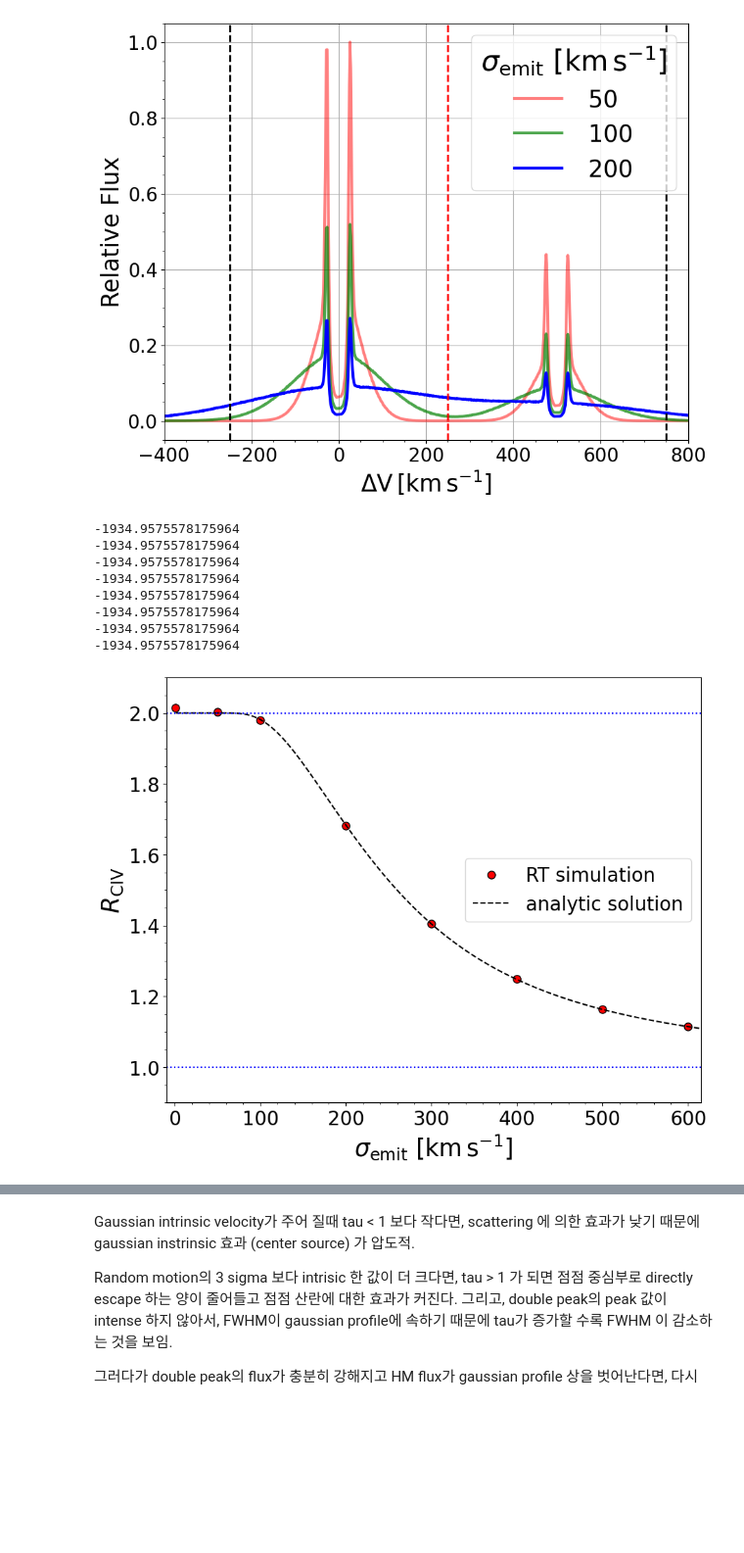
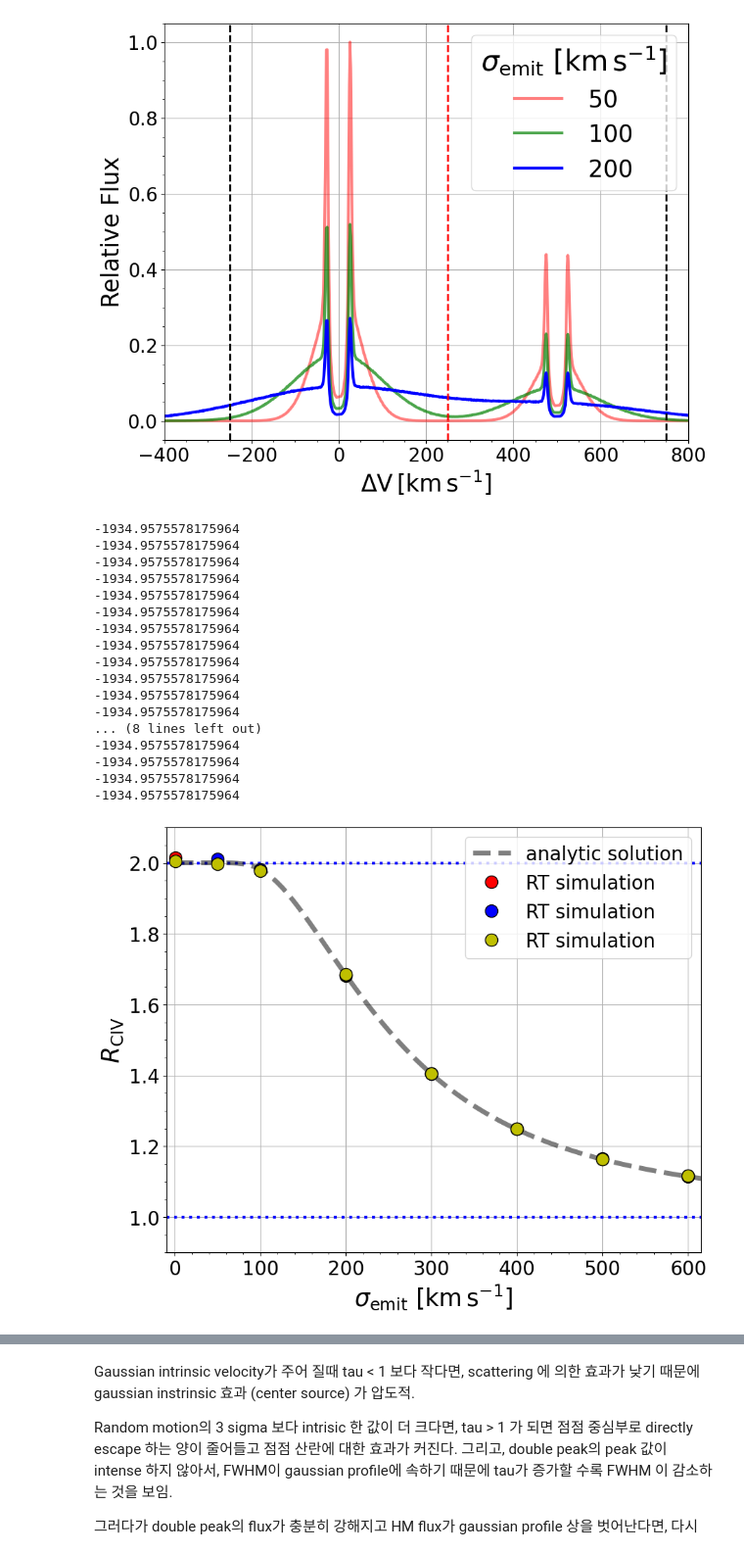
Before and after one commit to jin981016/CIV_RT_Fitting, a Jupyter notebook: 5_T_spectrum_various_emit_ran.ipynb, the cells around one changed output, grey strips where cells are left out. Shown: that part at 98% size. Cells and saved outputs as stored; diff of their text form; code cells hidden in the pictures; blank space fills up the shorter version.

```diff
--- a/5_T_spectrum_various_emit_ran.ipynb
+++ b/5_T_spectrum_various_emit_ran.ipynb
@@ -933,40 +933,104 @@ def doublet_ratio(vemit):
 analy_emit = np.linspace(1,650,100)
 
 def analy_doublet_ratio(vemit):
     aa = 250/np.sqrt(2)/vemit
     bb = 750/np.sqrt(2)/vemit
     kk = 3*special.erf(aa) +special.erf(bb)
     hh = 2*special.erf(bb)
     ratio = kk/ hh
     return ratio
 
 tt =  doublet_ratio(emit)
 yy = analy_doublet_ratio(analy_emit)
 # tt
-plt.plot(emit, tt,'o',mec='k',mfc='r',ms=8,label='RT simulation')
-plt.plot(analy_emit,yy,'k--',label='analytic solution')
+plt.axhline(y=2, xmin=0,xmax=1,linestyle=':',color='b',lw=3)
+plt.axhline(y=1, xmin=0,xmax=1,linestyle=':',color='b',lw=3)
+plt.plot(analy_emit,yy,'k--',lw=5,alpha=0.5,label='analytic solution')
+plt.plot(emit, tt,'o',mec='k',mfc='r',ms=13,label='RT simulation')
+
+
+atom_n , index , expand = 50,13,0
+
+expand = 0
+emit = np.arange(100,700,100)
+emit = np.append([1,50],emit)
+
+def doublet_ratio(vemit):
+    ratio = np.zeros(len(vemit))
+    for ii, ee in enumerate(vemit):
+        xx_k= np.where((globals()[f'tot_vx_K_{atom_n}_{index}_{expand}_{vel_k}_{ee}'] >= -250) & (globals()[f'tot_vx_K_{atom_n}_{index}_{expand}_{vel_k}_{ee}'] <= 250))
+        yy_k = globals()[f'tot_vy_K_{atom_n}_{index}_{expand}_{vel_k}_{ee}'][xx_k]
+
+        xx_h= np.where((globals()[f'tot_vx_H_{atom_n}_{index}_{expand}_{vel_k}_{ee}'] >= 250) & (globals()[f'tot_vx_H_{atom_n}_{index}_{expand}_{vel_k}_{ee}'] <= 750))
+        yy_h = globals()[f'tot_vy_H_{atom_n}_{index}_{expand}_{vel_k}_{ee}'][xx_h]
+        print((globals()[f'tot_vx_K_{atom_n}_{index}_{expand}_{vel_k}_{ee}']).min())
+
+        ratio[ii] = np.sum(yy_k,0) / np.sum(yy_h,0)
+
+    return ratio
+
+
+tt =  doublet_ratio(emit)
+
+plt.plot(emit, tt,'o',mec='k',mfc='b',ms=13,label='RT simulation')
+
+
+
+atom_n , index , expand = 50,16,0
+
+expand = 0
+emit = np.arange(100,700,100)
+emit = np.append([1,50],emit)
+
+def doublet_ratio(vemit):
+    ratio = np.zeros(len(vemit))
+    for ii, ee in enumerate(vemit):
+        xx_k= np.where((globals()[f'tot_vx_K_{atom_n}_{index}_{expand}_{vel_k}_{ee}'] >= -250) & (globals()[f'tot_vx_K_{atom_n}_{index}_{expand}_{vel_k}_{ee}'] <= 250))
+        yy_k = globals()[f'tot_vy_K_{atom_n}_{index}_{expand}_{vel_k}_{ee}'][xx_k]
+
+        xx_h= np.where((globals()[f'tot_vx_H_{atom_n}_{index}_{expand}_{vel_k}_{ee}'] >= 250) & (globals()[f'tot_vx_H_{atom_n}_{index}_{expand}_{vel_k}_{ee}'] <= 750))
+        yy_h = globals()[f'tot_vy_H_{atom_n}_{index}_{expand}_{vel_k}_{ee}'][xx_h]
+        print((globals()[f'tot_vx_K_{atom_n}_{index}_{expand}_{vel_k}_{ee}']).min())
+
+        ratio[ii] = np.sum(yy_k,0) / np.sum(yy_h,0)
+
+    return ratio
+
+
+tt =  doublet_ratio(emit)
+
+plt.plot(emit, tt,'o',mec='k',mfc='y',ms=13,label='RT simulation')
+
+
 plt.legend(fontsize=20)
 plt.xlabel('$\sigma_{\\rm emit} ~ [\\rm km \, s^{-1}]$',fontsize=25)
 plt.ylabel('$R_{\\rm CIV}$',fontsize=25)
 plt.xlim(-10,615)
 plt.ylim(0.9,2.1)
 plt.xticks(fontsize=20)
 plt.yticks([1.0,1.2,1.4,1.6,1.8,2.0],fontsize=20)
-plt.axhline(y=2, xmin=0,xmax=1,linestyle=':',color='b')
-plt.axhline(y=1, xmin=0,xmax=1,linestyle=':',color='b')
 plt.minorticks_on()
-
-plt.savefig(f'/home/jin/바탕화면/Gmit_50_300_N_index_15_vout_0_Doublet_ratio.pdf',bbox_inches='tight')
+plt.grid(True)
+# plt.savefig(f'/home/jin/바탕화면/Gmit_50_300_N_index_15_vout_0_Doublet_ratio.pdf',bbox_inches='tight')
 # %% [output]
 -1934.9575578175964
 -1934.9575578175964
 -1934.9575578175964
 -1934.9575578175964
 -1934.9575578175964
 -1934.9575578175964
 -1934.9575578175964
 -1934.9575578175964
+-1934.9575578175964
+-1934.9575578175964
+-1934.9575578175964
+-1934.9575578175964
+... (8 lines left out)
+-1934.9575578175964
+-1934.9575578175964
+-1934.9575578175964
+-1934.9575578175964
-[figure, old version]
+[figure, new version]
 # %%
 xx = np.where((globals()[f'tot_vy_K_{atom_n}_{index}_{expand}_{vel_k}_{ee}'] >= -250) and (globals()[f'tot_vy_K_{atom_n}_{index}_{expand}_{vel_k}_{ee}'] <= 250))
 yy = globals()[f'tot_vy_K_{atom_n}_{index}_{expand}_{vel_k}_{ee}']
```
Also changed, not shown: parts of 1 cell of this notebook.
